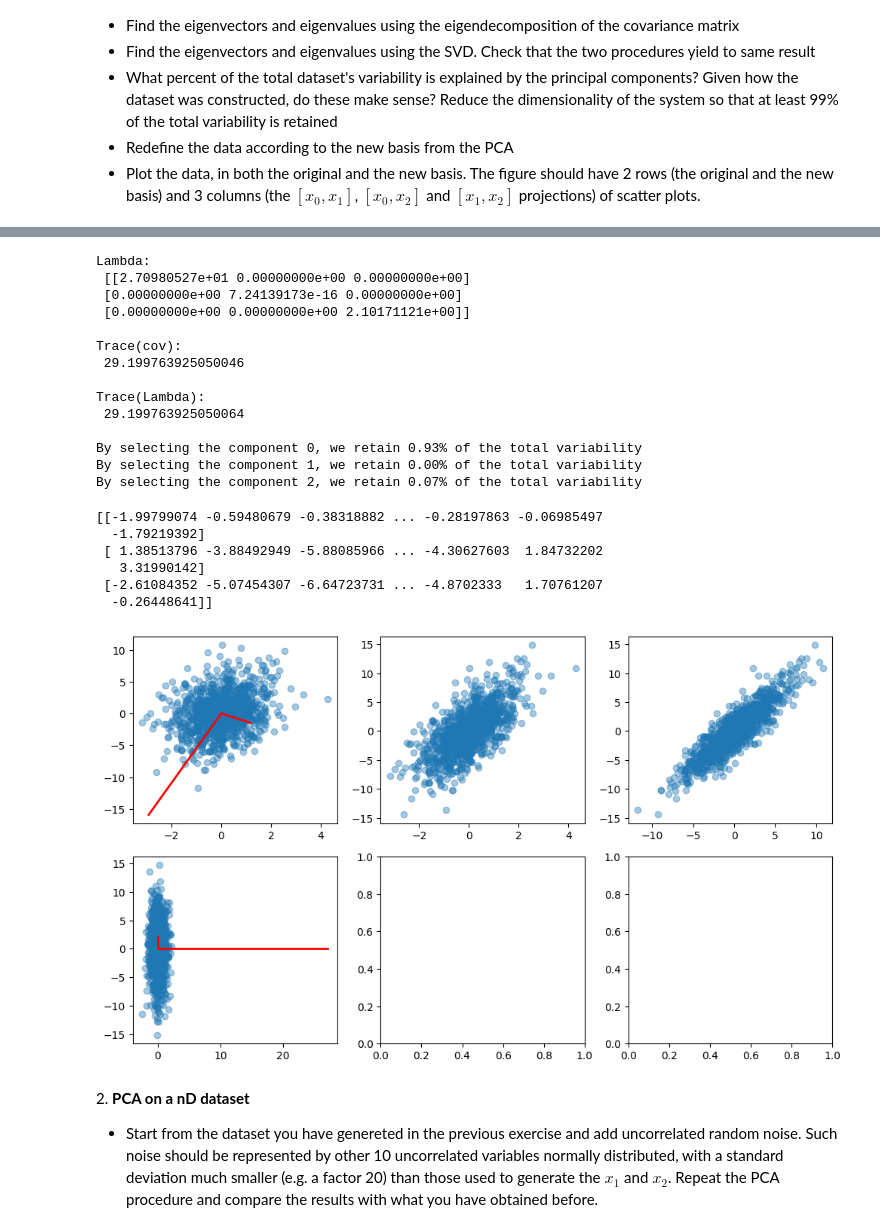
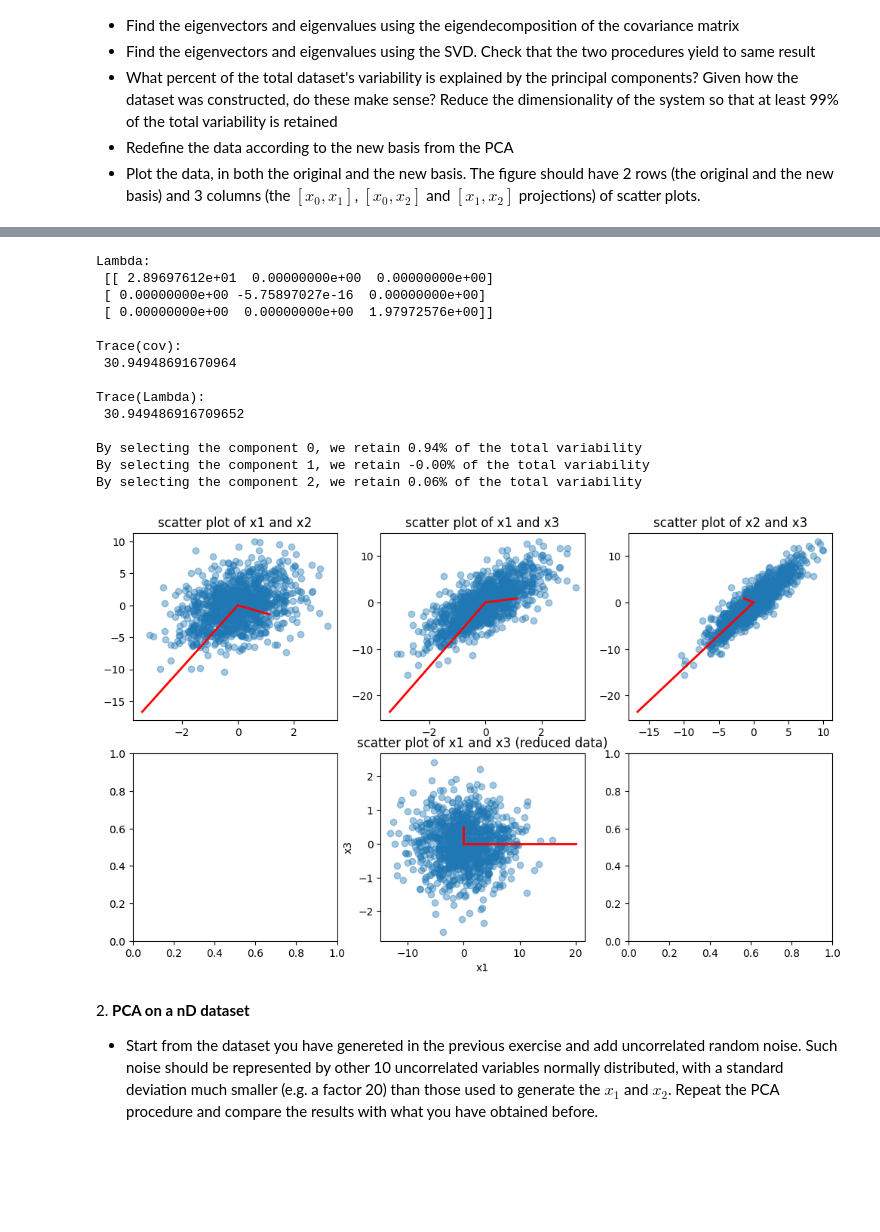
Before and after one commit to anaisbattut/ScientificComputingWithPython2022, a Jupyter notebook: 08ex_algebra.ipynb, the cells around one changed output, grey strips where cells are left out. Saved outputs shown, nothing was run; the diff lists cells and outputs as text; code cells hidden in the pictures; blank space fills up the shorter version.

```diff
--- a/08ex_algebra.ipynb
+++ b/08ex_algebra.ipynb
@@ -86,67 +86,65 @@ print("By selecting the component 1, we retain %.2f%% of the total variability"
 print("By selecting the component 2, we retain %.2f%% of the total variability" % (Lambda[2, 2]/Lambda.trace()))
 
 #We need to remove the component 1 to retain 100% of the total variability. Indeed, the component 1
-#retain 0% of the total variability.
+#retain 0% of the total variability. Therefore, if we keep the component 0 and the component 1, we retain 100%
+#of the variablity => we have a dimension reduction from 3D to 2D
+#it makes sense that we only need to keep x1 and x3 because x3 is a combination of x1 and x2 so it allows use
+#to keep information about x1, x2 and x3 with only two variables x1 and x3.
 
-
-#Reduce the dimensionality of the system
+#Reduce the dimensionality of the system by keeping only x1 and x3
 data_reduce = np.array([x1,x3])
 
-cov_reduce = np.cov(data_reduce)
-l_r, V_r = la.eig(cov_reduce)
-l_r = np.real_if_close(cov_reduce)
+#find the new eigenvectors and eigenvalues of the reduced data (SVD is usually prefered)
+U_r, S_r, Vt = svd(data_reduce)
+l_r = S_r**2/(N-1)
+V_r= U_r
 # %% [output]
 Lambda:
- [[2.70980527e+01 0.00000000e+00 0.00000000e+00]
- [0.00000000e+00 7.24139173e-16 0.00000000e+00]
- [0.00000000e+00 0.00000000e+00 2.10171121e+00]]
+ [[ 2.89697612e+01  0.00000000e+00  0.00000000e+00]
+ [ 0.00000000e+00 -5.75897027e-16  0.00000000e+00]
+ [ 0.00000000e+00  0.00000000e+00  1.97972576e+00]]
 
 Trace(cov):
- 29.199763925050046
+ 30.94948691670964
 
 Trace(Lambda):
- 29.199763925050064
+ 30.949486916709652
 
-By selecting the component 0, we retain 0.93% of the total variability
-By selecting the component 1, we retain 0.00% of the total variability
-By selecting the component 2, we retain 0.07% of the total variability
+By selecting the component 0, we retain 0.94% of the total variability
+By selecting the component 1, we retain -0.00% of the total variability
+By selecting the component 2, we retain 0.06% of the total variability
 # %%
 # rotate all the data points accordingly to the new base by multiplying by the transpose of matrix V
 datap = np.dot(V_r.T, data_reduce)
+
 #Scale factor for vizualisation purpose
 scale_factor = 1
 
 fig, ((ax1, ax2, ax3), (ax4, ax5, ax6)) = plt.subplots(nrows=2, ncols=3, figsize=(10, 6))
 fig.tight_layout()
 
+#we plot the original data
+ax1.scatter(data[0, :], data[1,:], alpha=0.4)
+ax1.set_title('scatter plot of x1 and x2');
+ax2.scatter(data[0, :], data[2,:], alpha=0.4)
+ax2.set_title('scatter plot of x1 and x3');
+ax3.scatter(data[1, :], data[2,:], alpha=0.4)
+ax3.set_title('scatter plot of x2 and x3');
 
-ax1.scatter(data[0, :], data[1,:], alpha=0.4)
-ax2.scatter(data[0, :], data[2,:], alpha=0.4)
-ax3.scatter(data[1, :], data[2,:], alpha=0.4)
 for li, vi in zip(l, V.T):
     ax1.plot([0, scale_factor * li * vi[0]], [0, scale_factor * li * vi[1]], 'r-', lw=2)
-#    ax2.plot([0, scale_factor * li * vi[0]], [0, scale_factor * li * vi[2]], 'r-', lw=2)
-#    ax3.plot([0, scale_factor * li * vi[1]], [0, scale_factor * li * vi[2]], 'r-', lw=2)
+    ax2.plot([0, scale_factor * li * vi[0]], [0, scale_factor * li * vi[2]], 'r-', lw=2)
+    ax3.plot([0, scale_factor * li * vi[1]], [0, scale_factor * li * vi[2]], 'r-', lw=2)
 
-ax4.scatter(datap[0, :], datap[1,:], alpha=0.4)
-#ax5.scatter(datap[0, :], datap[2,:], alpha=0.4)
-#ax6.scatter(datap[1, :], datap[2,:], alpha=0.4)
-
-for li, vi in zip(l_svd, np.dot(V.T, V)): # np.dot(V.T, V) is equivalent to np.diag([1]*len(l))
-    ax4.plot([0, scale_factor*li*vi[0]], [0, scale_factor*li*vi[1]], 'r-', lw=2)
-#    ax5.plot([0, scale_factor*li*vi[0]], [0, scale_factor*li*vi[2]], 'r-', lw=2)
-#    ax6.plot([0, scale_factor*li*vi[1]], [0, scale_factor*li*vi[2]], 'r-', lw=2)
-
-
-print(data)
+#We plot the reduced data that has been rotated
+ax5.scatter(datap[0, :], datap[1,:], alpha=0.4)
+ax5.set_title('scatter plot of x1 and x3 (reduced data)');
+ax5.set_xlabel('x1')
+ax5.set_ylabel('x3')
+for li, vi in zip(l_r, np.dot(V_r.T, V_r)):
+    ax5.plot([0, scale_factor*li*vi[0]], [0, scale_factor*li*vi[1]], 'r-', lw=2)
 # %% [output]
-[[-1.99799074 -0.59480679 -0.38318882 ... -0.28197863 -0.06985497
-  -1.79219392]
- [ 1.38513796 -3.88492949 -5.88085966 ... -4.30627603  1.84732202
-   3.31990142]
- [-2.61084352 -5.07454307 -6.64723731 ... -4.8702333   1.70761207
-  -0.26448641]]
-[figure, old version]
+[figure, new version]
 # %% [markdown]
 2\. **PCA on a nD dataset**
 
```
Also changed, not shown: parts of 7 cells of this notebook, 3 other files.
